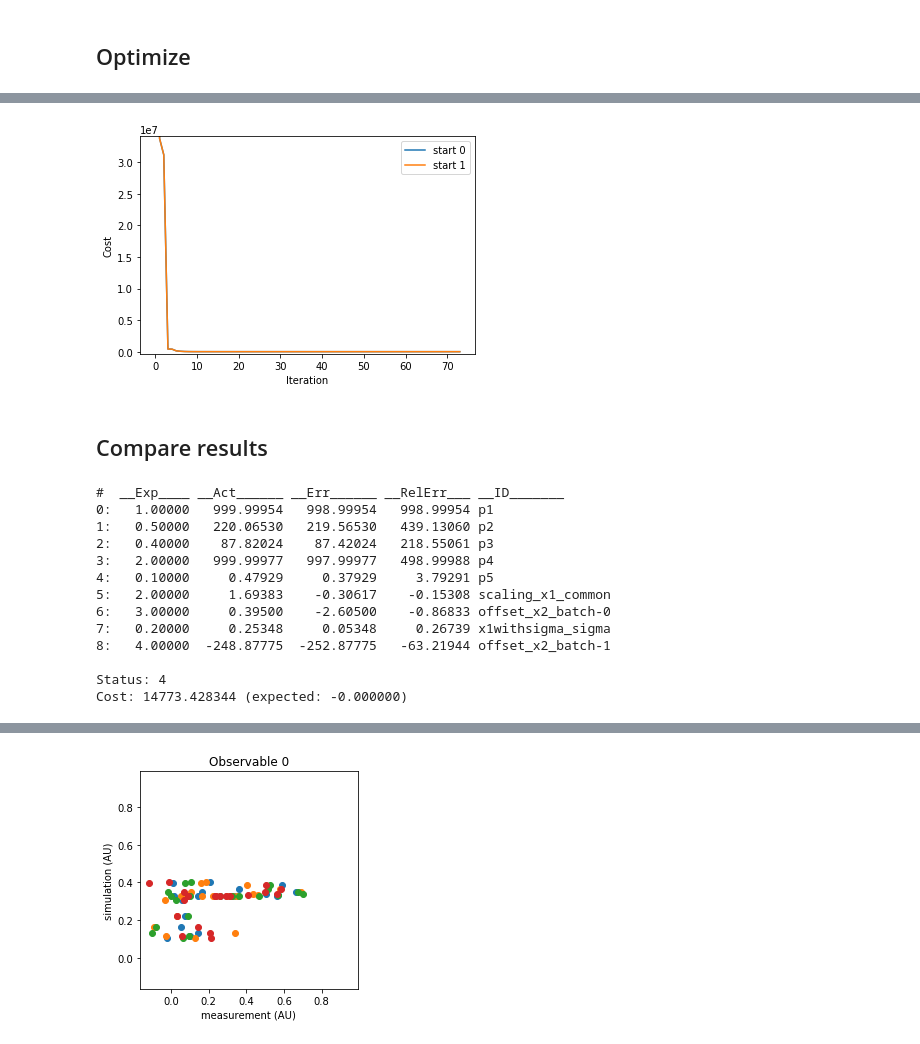
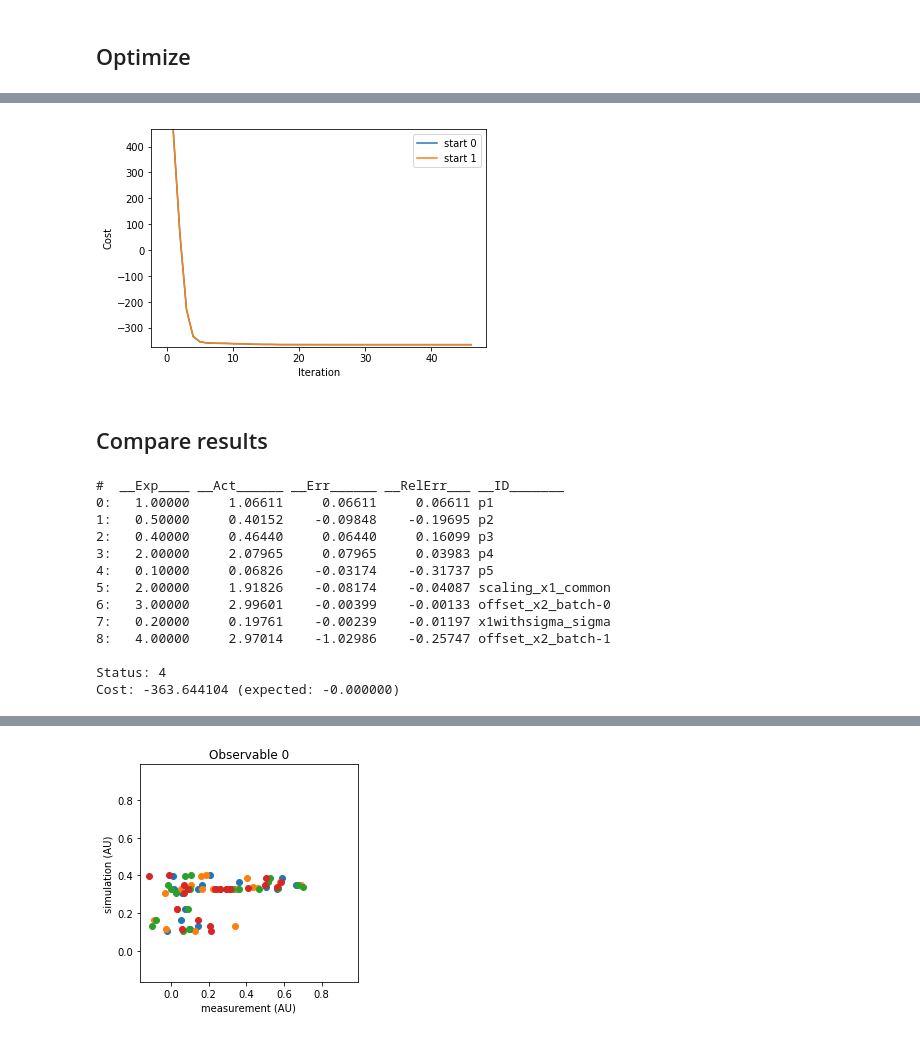
Before and after one commit to ICB-DCM/parPE, a Jupyter notebook: examples/parpeamici/steadystate/parpeExampleSteadystate.ipynb, the cells around one changed output, grey strips where cells are left out. Saved outputs shown, nothing was run; the diff lists cells and outputs as text; code cells hidden in the pictures.

Commit message:
Update plotting functions and example notebook

```diff
--- a/examples/parpeamici/steadystate/parpeExampleSteadystate.ipynb
+++ b/examples/parpeamici/steadystate/parpeExampleSteadystate.ipynb
@@ -170,10 +158,10 @@ EXIT: Solved To Acceptable Level.
 # %%
-filename = 'deleteme/_rank-0001.h5'
+filename = 'deleteme/_rank00000.h5'
 trajectories = parpe.getCostTrajectories(filename)
 #print(repr(trajectories))
 parpe.plotting.plotCostTrajectory(trajectories, log=False);
 # %% [output]
-[figure, old version]
+[figure, new version]
 # %% [markdown]
 ## Compare results
 # %%
@@ -202,21 +190,21 @@ def compareResults(filename):
     print('Status: %d' % exit_status)
     print('Cost: %f (expected: %f)' % (final_cost, expectedNllh))
 # %%
-compareResults('deleteme/_rank-0001.h5')
+compareResults('deleteme/_rank00000.h5')
 # %% [output]
 #  __Exp____ __Act______ __Err______ __RelErr___ __ID_______
-0:   1.00000   999.99954   998.99954   998.99954 p1
-1:   0.50000   220.06530   219.56530   439.13060 p2
-2:   0.40000    87.82024    87.42024   218.55061 p3
-3:   2.00000   999.99977   997.99977   498.99988 p4
-4:   0.10000     0.47929     0.37929     3.79291 p5
-5:   2.00000     1.69383    -0.30617    -0.15308 scaling_x1_common
-6:   3.00000     0.39500    -2.60500    -0.86833 offset_x2_batch-0
-7:   0.20000     0.25348     0.05348     0.26739 x1withsigma_sigma
-8:   4.00000  -248.87775  -252.87775   -63.21944 offset_x2_batch-1
+0:   1.00000     1.06611     0.06611     0.06611 p1
+1:   0.50000     0.40152    -0.09848    -0.19695 p2
+2:   0.40000     0.46440     0.06440     0.16099 p3
+3:   2.00000     2.07965     0.07965     0.03983 p4
+4:   0.10000     0.06826    -0.03174    -0.31737 p5
+5:   2.00000     1.91826    -0.08174    -0.04087 scaling_x1_common
+6:   3.00000     2.99601    -0.00399    -0.00133 offset_x2_batch-0
+7:   0.20000     0.19761    -0.00239    -0.01197 x1withsigma_sigma
+8:   4.00000     2.97014    -1.02986    -0.25747 offset_x2_batch-1
 
 Status: 4
-Cost: 14773.428344 (expected: -0.000000)
+Cost: -363.644104 (expected: -0.000000)
 # %%
 # Simulate with optimal parameters, save results
 !rm sim.h5
```
Also changed, not shown: parts of 23 cells of this notebook, 1 other file.
